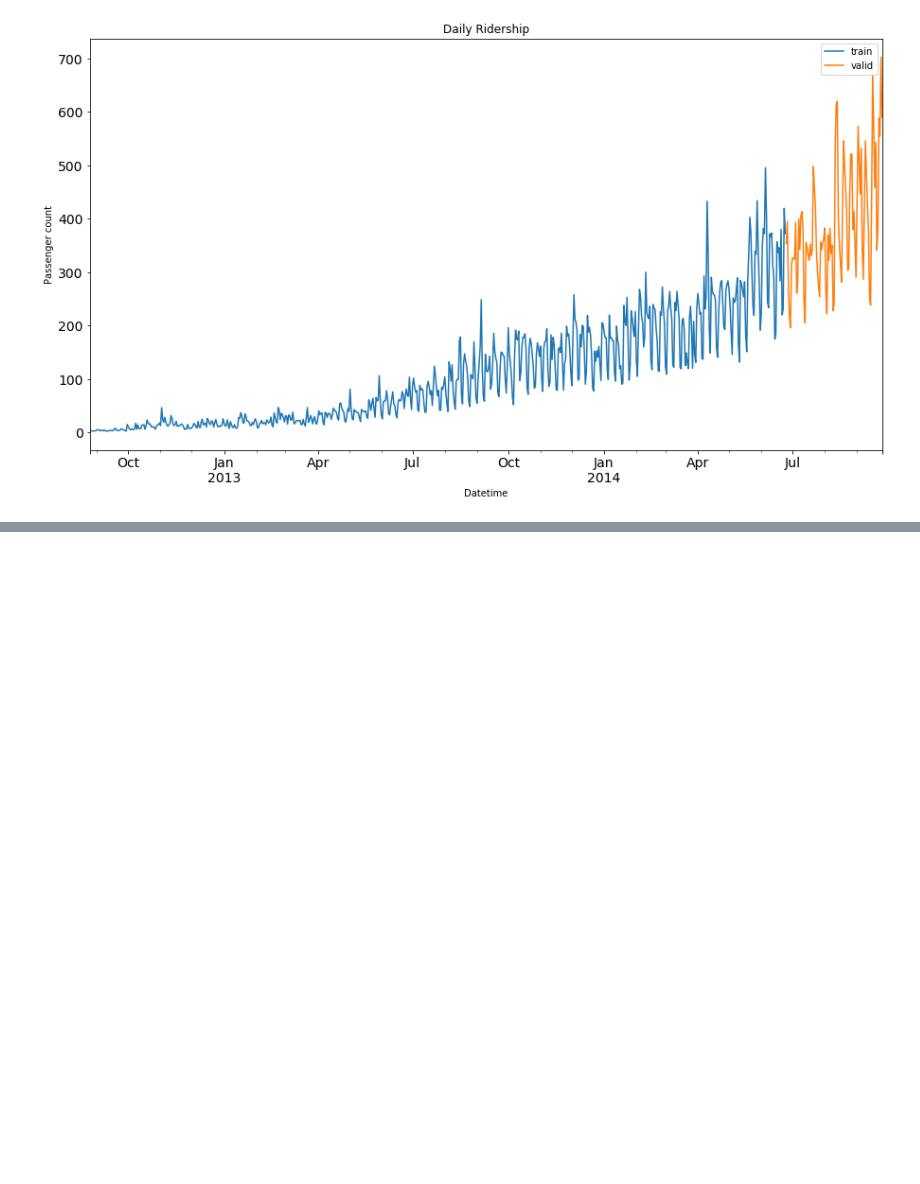
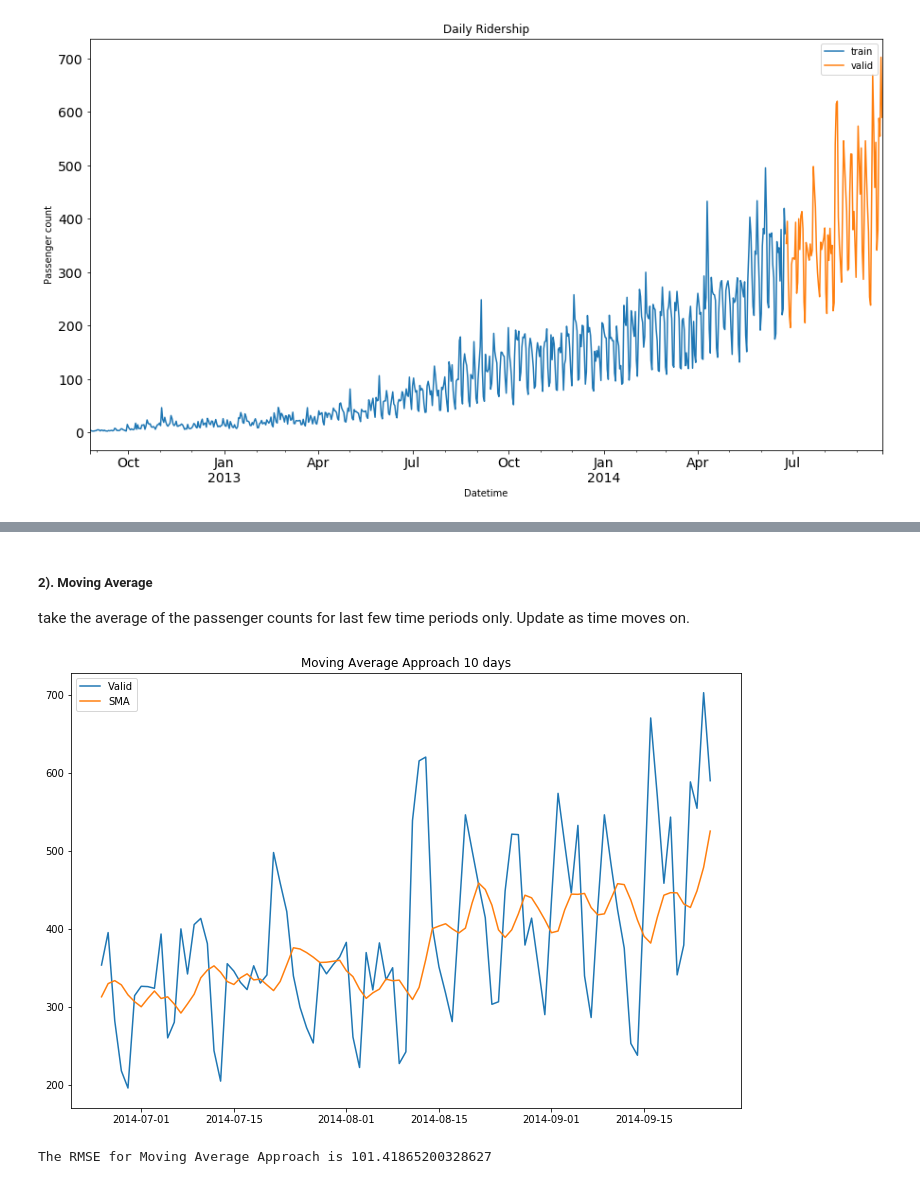
Before and after one commit to KunXie/myColab, a Jupyter notebook: Time_Series_notes.ipynb, the cells around one changed output, grey strips where cells are left out. Drawn from its saved outputs; the diff is of its cells as text; code cells hidden in the pictures; blank space fills up the shorter version.

```diff
--- a/Time_Series_notes.ipynb
+++ b/Time_Series_notes.ipynb
@@ -251,0 +296,25 @@ plt.show()
+# %% [markdown]
+##### 2). Moving Average
+
+take the average of the passenger counts for last few time periods only. Update as time moves on.
+# %%
+# SMA: Simple moving average
+
+window_size = 10
+
+SMA_pred = pd.DataFrame(index=valid.index)
+temp = train['Count'].rolling(window_size).mean()
+temp2 = temp.copy();
+temp2[0] = 0
+# TODO waiting for optimization
+for i in range(0, len(temp)-1):
+    temp2[1+i] = temp[i]
+
+SMA_pred['Count'] = temp2
+draw_plot(Train, valid, SMA_pred, pred_label="SMA", title="Moving Average Approach " + str(window_size) + " days")
+
+RMSE = sqrt(mean_squared_error(valid.Count, SMA_pred.Count))
+print("The RMSE for Moving Average Approach is " + str(RMSE))
+# %% [output]
+[figure, added]
+The RMSE for Moving Average Approach is 101.41865200328627
```
Also changed, not shown: parts of 17 cells of this notebook.
